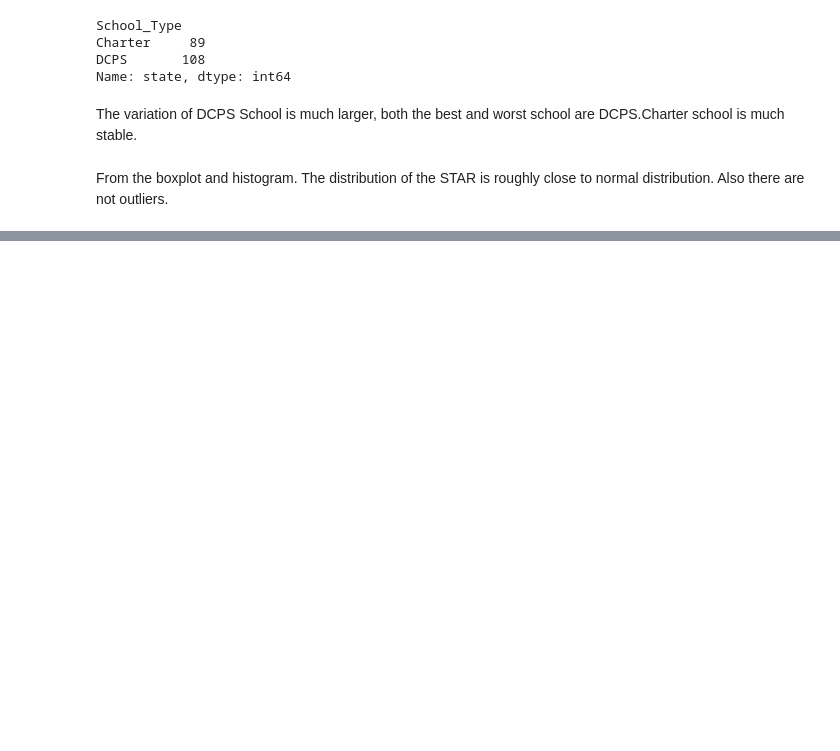
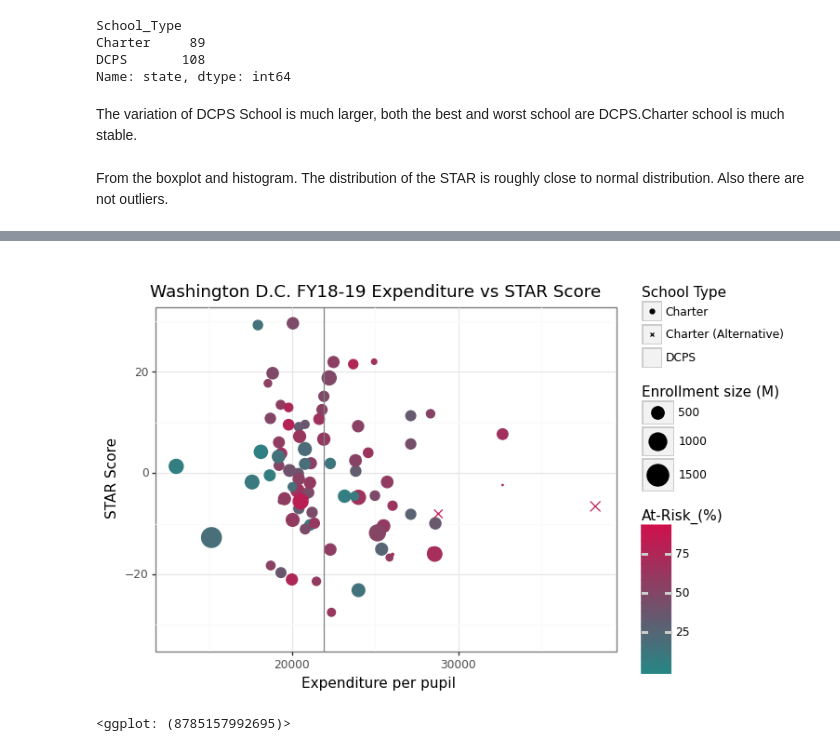
Before and after one commit to shiuanC/DC-Public-Schools-analysis, a Jupyter notebook: code/Ocean_OSSEDC_STAR_EDA.ipynb, the cells around one changed output, grey strips where cells are left out. Cells and saved outputs as stored; diff of their text form; code cells hidden in the pictures; blank space fills up the shorter version.

```diff
--- a/code/Ocean_OSSEDC_STAR_EDA.ipynb
+++ b/code/Ocean_OSSEDC_STAR_EDA.ipynb
@@ -242 +165,4 @@ DC_PER_STAR
+# %%
+DC_full_STAR_2018=pd.merge(DC_full_STAR_2018,diversity,left_on="School Code",right_on="School_Code",how="inner")
+DC_full_STAR_2019=pd.merge(DC_full_STAR_2019,diversity,left_on="School Code",right_on="School_Code",how="inner")
 # %% [markdown]
@@ -255,0 +213,11 @@ ggplot(plot_data_5_1,aes(x="pp_total_raw_DC",y="Framework STAR Score"))\
+# %%
+subset=["year","School Code","schoolname","pp_total_raw_DC","School Type",
+        "enroll_raw_DC","Framework STAR Score","At-Risk_(%)"]
+DC_plot_2018=DC_full_STAR_2018[subset].drop_duplicates("School Code")
+DC_plot_2019=DC_full_STAR_2019[subset].drop_duplicates("School Code")
+# %%
+plot_5_2_3=pd.merge(DC_plot_2019,DC_plot_2018[["School Code","Framework STAR Score"]],
+         on="School Code")
+plot_5_2_3["Change Rate"]=plot_5_2_3["Framework STAR Score_y"]/plot_5_2_3["Framework STAR Score_x"]-1
+plot_5_2_3["Change Value"]=plot_5_2_3["Framework STAR Score_y"]-plot_5_2_3["Framework STAR Score_x"]
+plot_5_2_3["Change Rate"]
@@ -255,0 +237,29 @@ ggplot(plot_data_5_1,aes(x="pp_total_raw_DC",y="Framework STAR Score"))\
+# %%
+plot_5_2_3=plot_5_2_3[plot_5_2_3["pp_total_raw_DC"]<40000]
+image_5_2_3=ggplot(plot_5_2_3[plot_5_2_3["Change Rate"]<1.5],aes(x="pp_total_raw_DC",y="Change Rate"))\
++geom_point(aes(shape="School Type",size="enroll_raw_DC",color="At-Risk_(%)"))\
++geom_vline(xintercept=plot_5_2_3["pp_total_raw_DC"].mean(),color="grey")\
++scale_shape_manual(values=("o","x"))\
++scale_size(range = (.1, 10), name="Enrollment size (M)")\
++labs(title="Washington D.C. FY18-19 Expenditure vs STAR Score ",
+      x="Expenditure per pupil",
+     y="STAR Score")\
++theme_bw()\
++scale_color_gradient(low="#268785",high="#D0104C")
+
+image_5_2_3.save("plot_5_2_3")
+# %%
+plot_5_2_3=plot_5_2_3[plot_5_2_3["pp_total_raw_DC"]<40000]
+ggplot(plot_5_2_3[plot_5_2_3["Change Rate"]<1.5],aes(x="pp_total_raw_DC",y="Change Value"))\
++geom_point(aes(shape="School Type",size="enroll_raw_DC",color="At-Risk_(%)"))\
++geom_vline(xintercept=plot_5_2_3["pp_total_raw_DC"].mean(),color="grey")\
++scale_shape_manual(values=("o","x"))\
++scale_size(range = (.1, 10), name="Enrollment size (M)")\
++labs(title="Washington D.C. FY18-19 Expenditure vs STAR Score ",
+      x="Expenditure per pupil",
+     y="STAR Score")\
++theme_bw()\
++scale_color_gradient(low="#268785",high="#D0104C")
+# %% [output]
+[figure, added]
+<ggplot: (8785157992695)>
```
Also changed, not shown: parts of 52 cells of this notebook, 14 other files.
